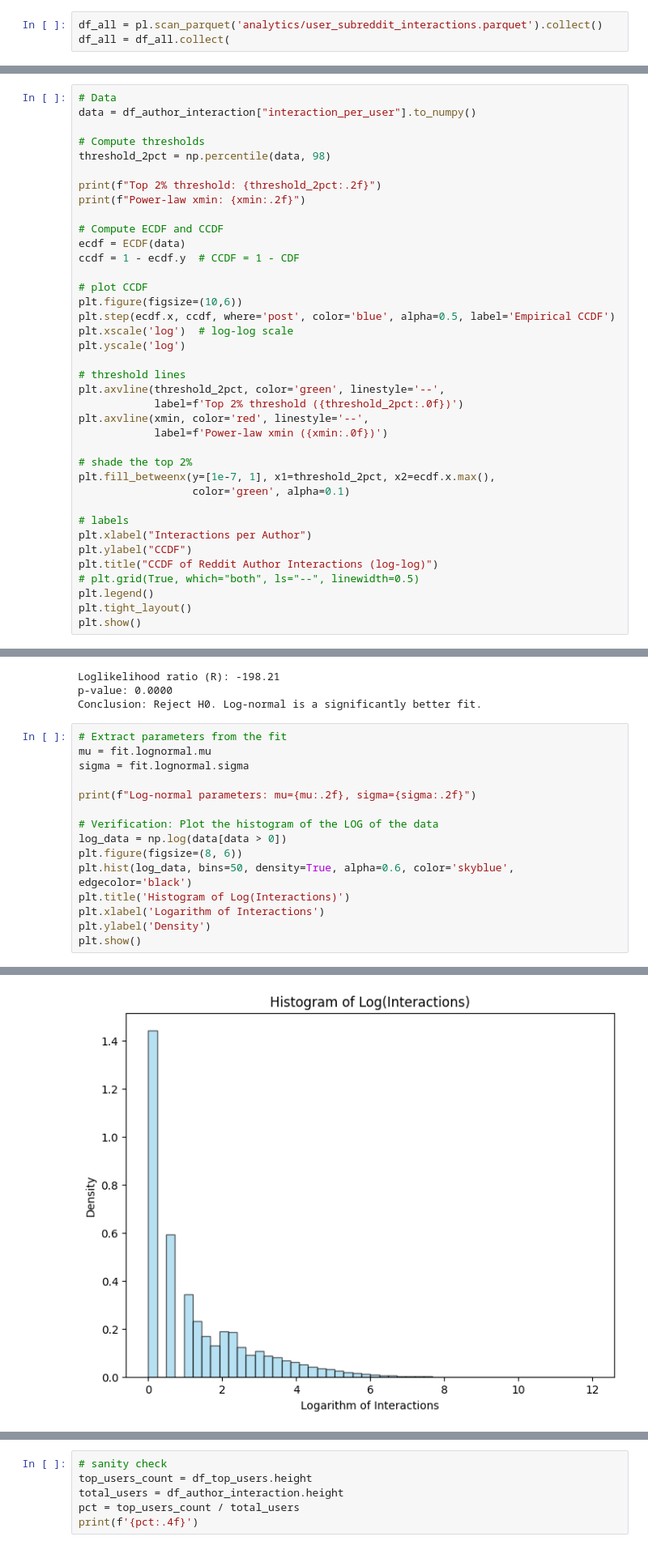
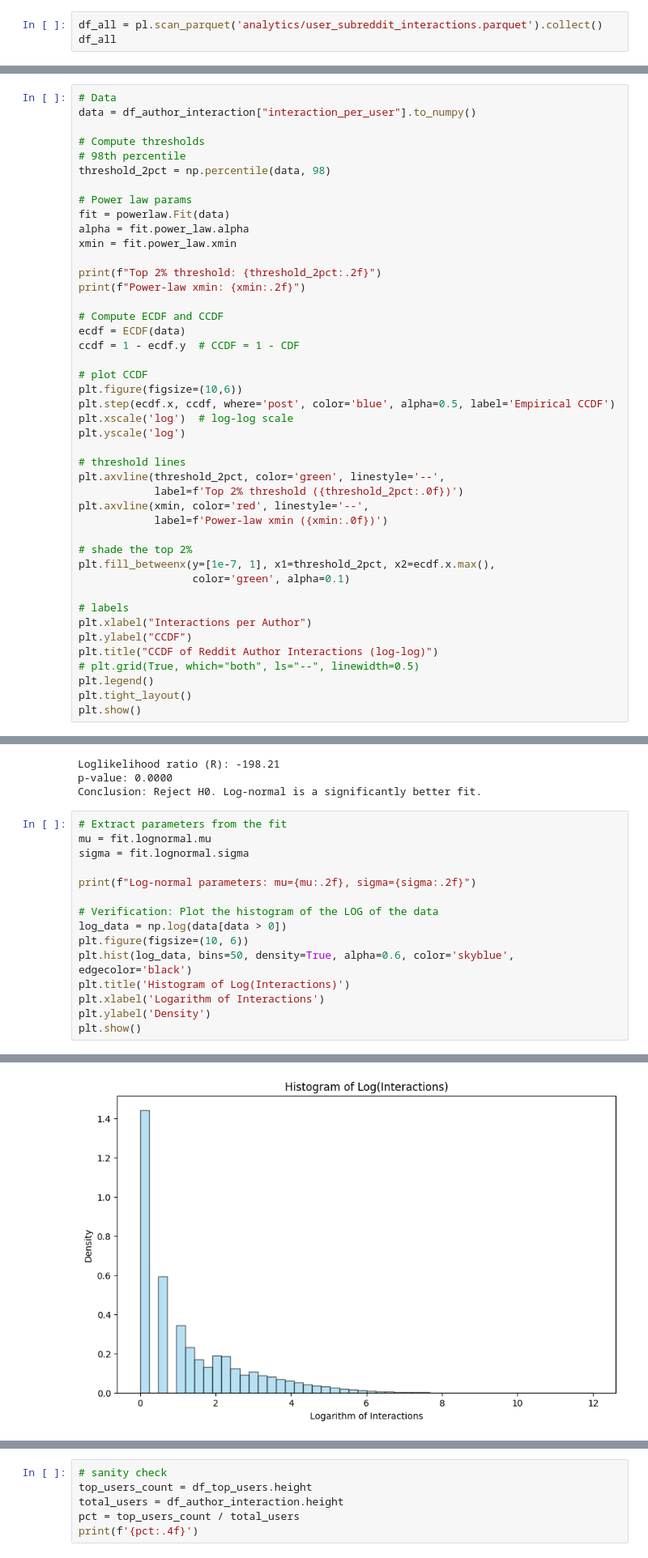
Before and after one commit to Donyl-Alcantara/Accesslab_MiniProject_Alcantara-Vocal, a Jupyter notebook: 04 Network Topology.ipynb, the cells around one changed output, grey strips where cells are left out. Shown at 81% size. Drawn from its saved outputs; the diff is of its cells as text.

```diff
--- a/04 Network Topology.ipynb
+++ b/04 Network Topology.ipynb
@@ -35,7 +37,7 @@ from pathlib import Path
 #### 1.2 Import `user_subreddit_interactions` from `analytics`
 # %%
 df_all = pl.scan_parquet('analytics/user_subreddit_interactions.parquet').collect()
-df_all = df_all.collect(
+df_all
 # %% [output]
 shape: (46_724_134, 5)
 | author | subreddit | count_posts | count_comments | interaction_count |
@@ -246,7 +312,13 @@ plt.show()
 data = df_author_interaction["interaction_per_user"].to_numpy()
 
 # Compute thresholds
+# 98th percentile
 threshold_2pct = np.percentile(data, 98)
+
+# Power law params
+fit = powerlaw.Fit(data)
+alpha = fit.power_law.alpha
+xmin = fit.power_law.xmin
 
 print(f"Top 2% threshold: {threshold_2pct:.2f}")
 print(f"Power-law xmin: {xmin:.2f}")
@@ -304,18 +377,18 @@ Conclusion: Reject H0. Log-normal is a significantly better fit.
 # %%
 # Extract parameters from the fit
 mu = fit.lognormal.mu
 sigma = fit.lognormal.sigma
 
 print(f"Log-normal parameters: mu={mu:.2f}, sigma={sigma:.2f}")
 
 # Verification: Plot the histogram of the LOG of the data
 log_data = np.log(data[data > 0])
-plt.figure(figsize=(8, 6))
+plt.figure(figsize=(10, 6))
 plt.hist(log_data, bins=50, density=True, alpha=0.6, color='skyblue', edgecolor='black')
 plt.title('Histogram of Log(Interactions)')
 plt.xlabel('Logarithm of Interactions')
 plt.ylabel('Density')
 plt.show()
 # %% [output]
 Log-normal parameters: mu=3.15, sigma=1.45
-[figure, old version]
+[figure, new version]
```
Also changed, not shown: parts of 21 cells of this notebook.
